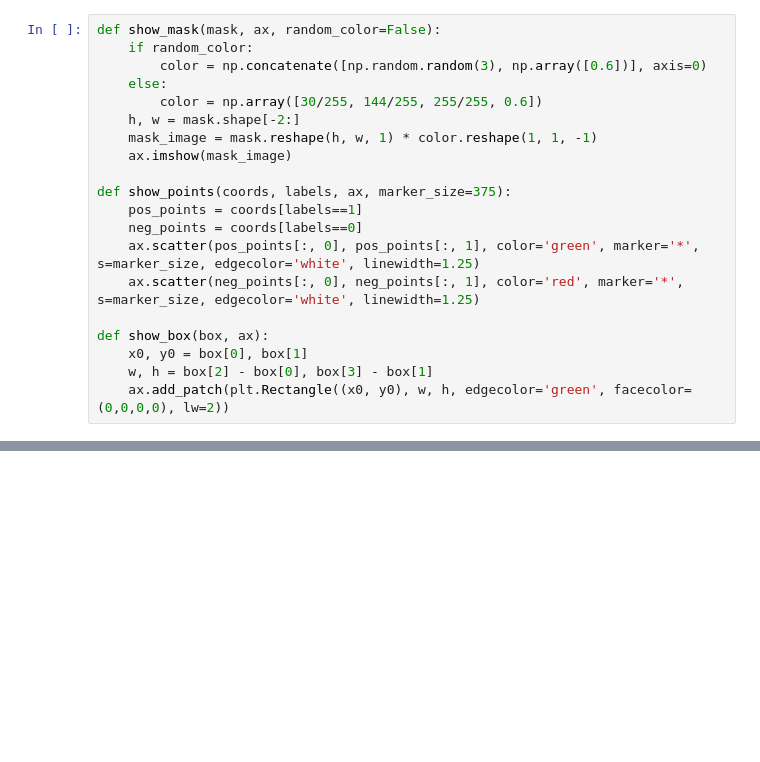
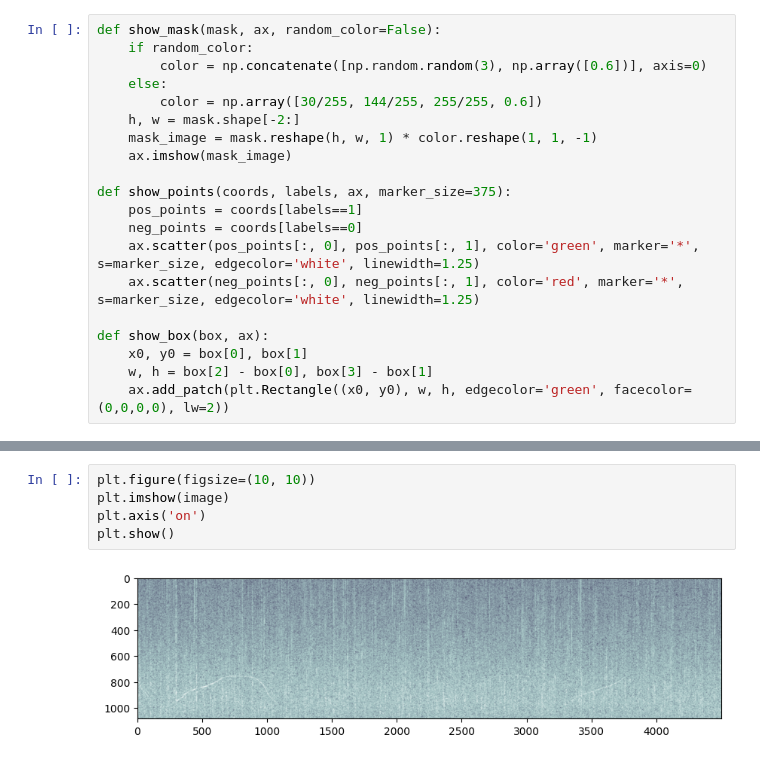
Before and after one commit to xixinzhang/sam_whistle, a Jupyter notebook: notebooks/spect.ipynb, the cells around one changed output, grey strips where cells are left out. Drawn from its saved outputs; the diff is of its cells as text; blank space fills up the shorter version.

```diff
--- a/notebooks/spect.ipynb
+++ b/notebooks/spect.ipynb
@@ -39,0 +38,7 @@ NameError: name 'cv2' is not defined
+# %%
+plt.figure(figsize=(10, 10))
+plt.imshow(image)
+plt.axis('on')
+plt.show()
+# %% [output]
+[figure, added]
```
Also changed, not shown: parts of 8 cells of this notebook, 9 other files.
